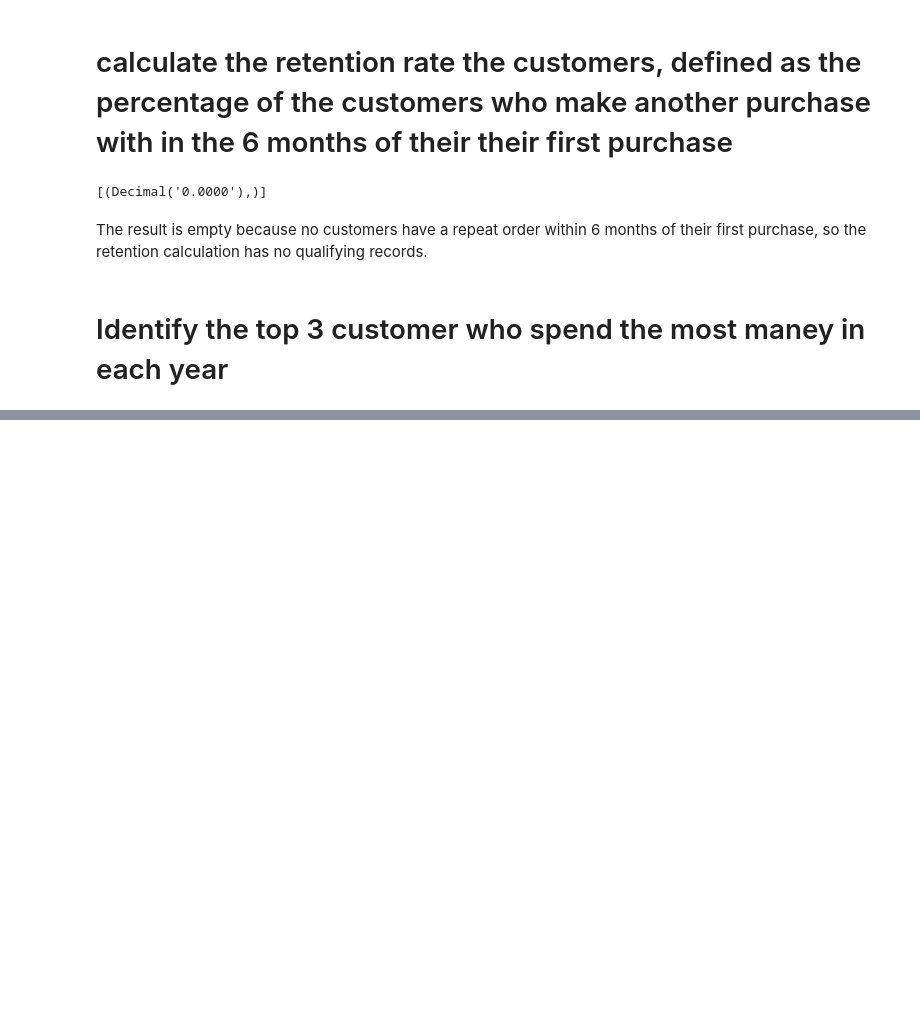
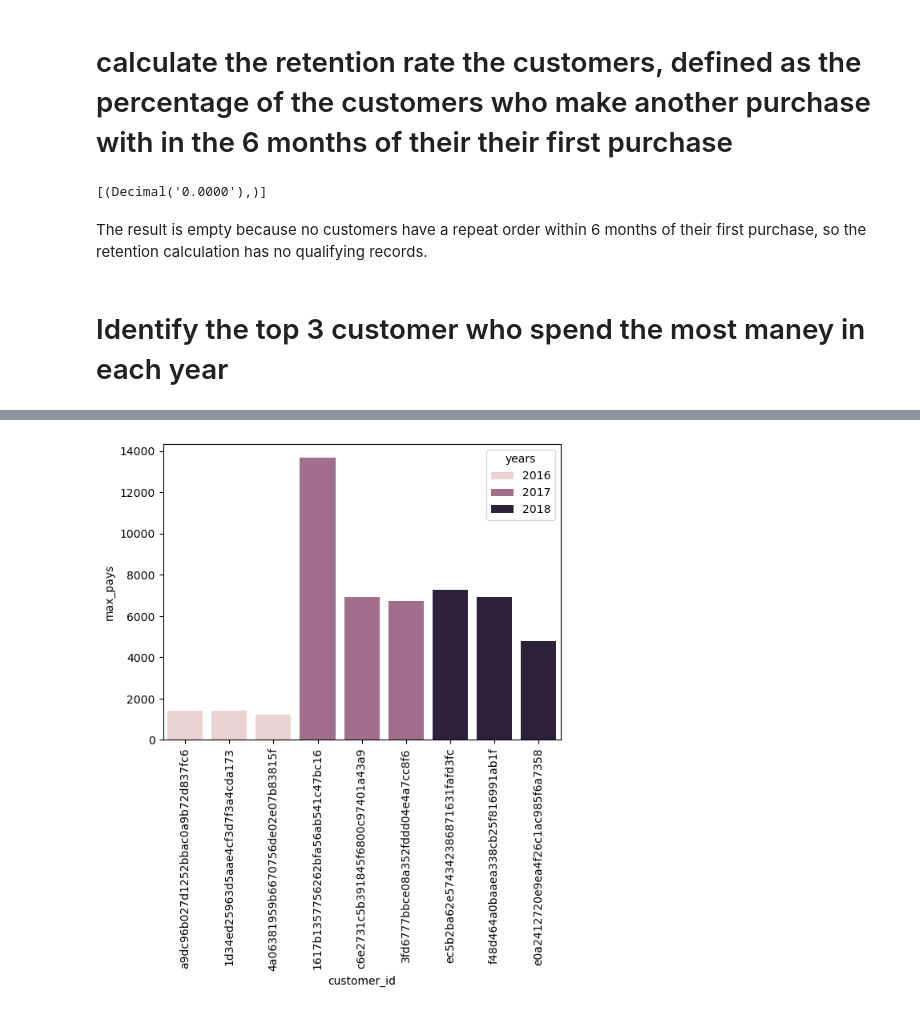
Before and after one commit to mdqadeer998-boop/e-comm_proj-with-sql_python, a Jupyter notebook: e-commerce-proj.ipynb, the cells around one changed output, grey strips where cells are left out. Cells and saved outputs as stored; diff of their text form; code cells hidden in the pictures; blank space fills up the shorter version.

```diff
--- a/e-commerce-proj.ipynb
+++ b/e-commerce-proj.ipynb
@@ -672,0 +671,17 @@ order by year based on doing rank of payment_value as order by desc from orders
+# %%
+query = """select years, d_rank, max_pays, customer_id
+from (select orders.customer_id,
+  year(orders.order_purchase_timestamp) as years,
+  sum(payments.payment_value) as max_pays,
+  dense_rank() over( partition by year(orders.order_purchase_timestamp)
+  order by sum(payments.payment_value) desc) as d_rank
+  from orders join payments
+  on orders.order_id = payments.order_id
+  group by orders.customer_id,orders.order_purchase_timestamp) as a
+  where d_rank <=3;
+  """
+cur.execute(query)
+data = cur.fetchall()
+
+df = pd.DataFrame(data,columns=['years','d_rank','max_pays','customer_id'])
+df
@@ -672,0 +699,6 @@ order by year based on doing rank of payment_value as order by desc from orders
+# %%
+sns.barplot(data = df, x= 'customer_id', y='max_pays',hue ='years')
+plt.xticks(rotation=90)
+plt.show()
+# %% [output]
+[figure, added]
```
Also changed, not shown: parts of 2 cells of this notebook.
